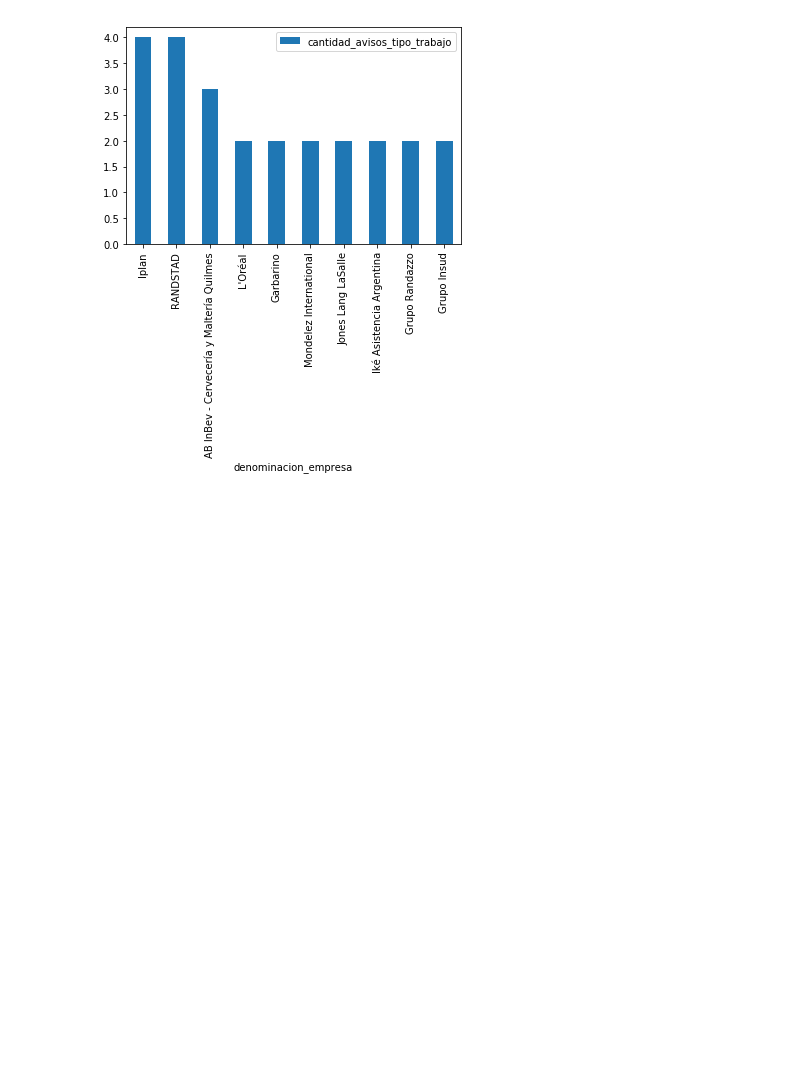
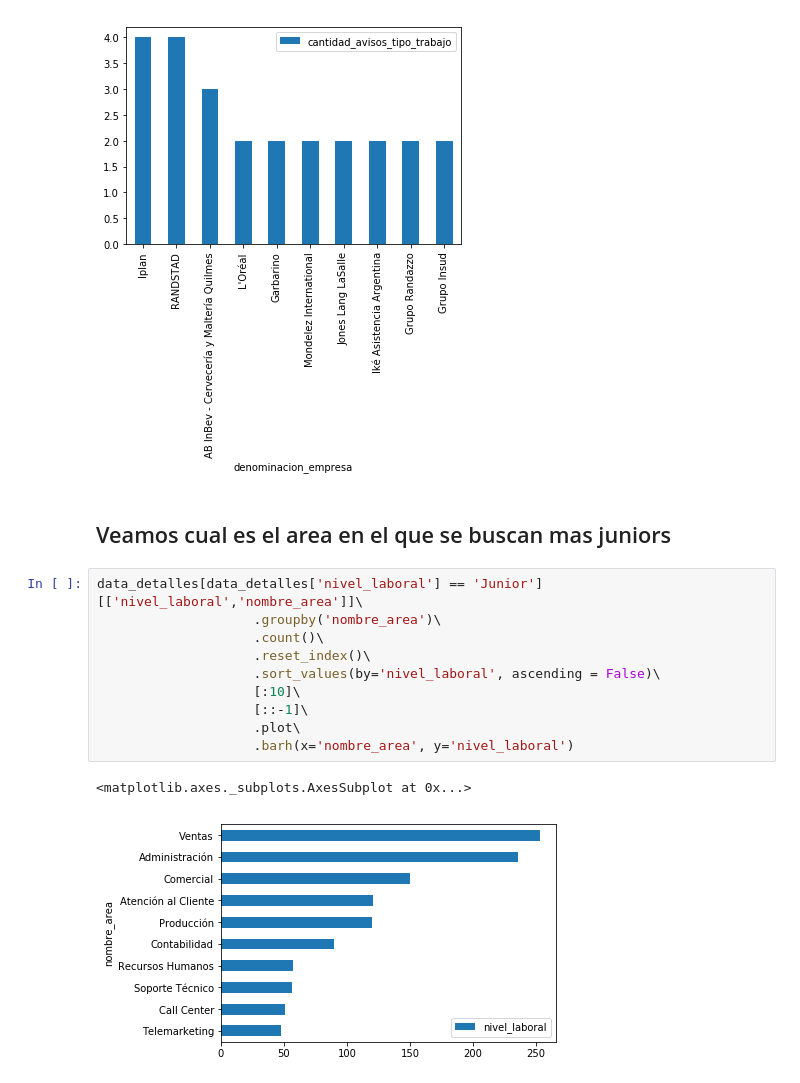
Before and after one commit to iloyarte/datos-tp, a Jupyter notebook: TP 1 - Analisis exploratorio - 2C.ipynb, the cells around one changed output. Drawn from its saved outputs; the diff is of its cells as text; blank space fills up the shorter version.

Commit message:
new graphics and bug fix in notebook

```diff
--- a/TP 1 - Analisis exploratorio - 2C.ipynb
+++ b/TP 1 - Analisis exploratorio - 2C.ipynb
@@ -299,3 +300,18 @@ top_ten_empresas_pasantia.plot.bar(x = 'denominacion_empresa', y='cantidad_aviso
 # %% [output]
 <matplotlib.axes._subplots.AxesSubplot at 0x...>
 [figure]
+# %% [markdown]
+## Veamos cual es el area en el que se buscan mas juniors
+# %%
+data_detalles[data_detalles['nivel_laboral'] == 'Junior'][['nivel_laboral','nombre_area']]\
+                    .groupby('nombre_area')\
+                    .count()\
+                    .reset_index()\
+                    .sort_values(by='nivel_laboral', ascending = False)\
+                    [:10]\
+                    [::-1]\
+                    .plot\
+                    .barh(x='nombre_area', y='nivel_laboral')
+# %% [output]
+<matplotlib.axes._subplots.AxesSubplot at 0x...>
+[figure, added]
```
Also changed, not shown: parts of 8 cells of this notebook.
